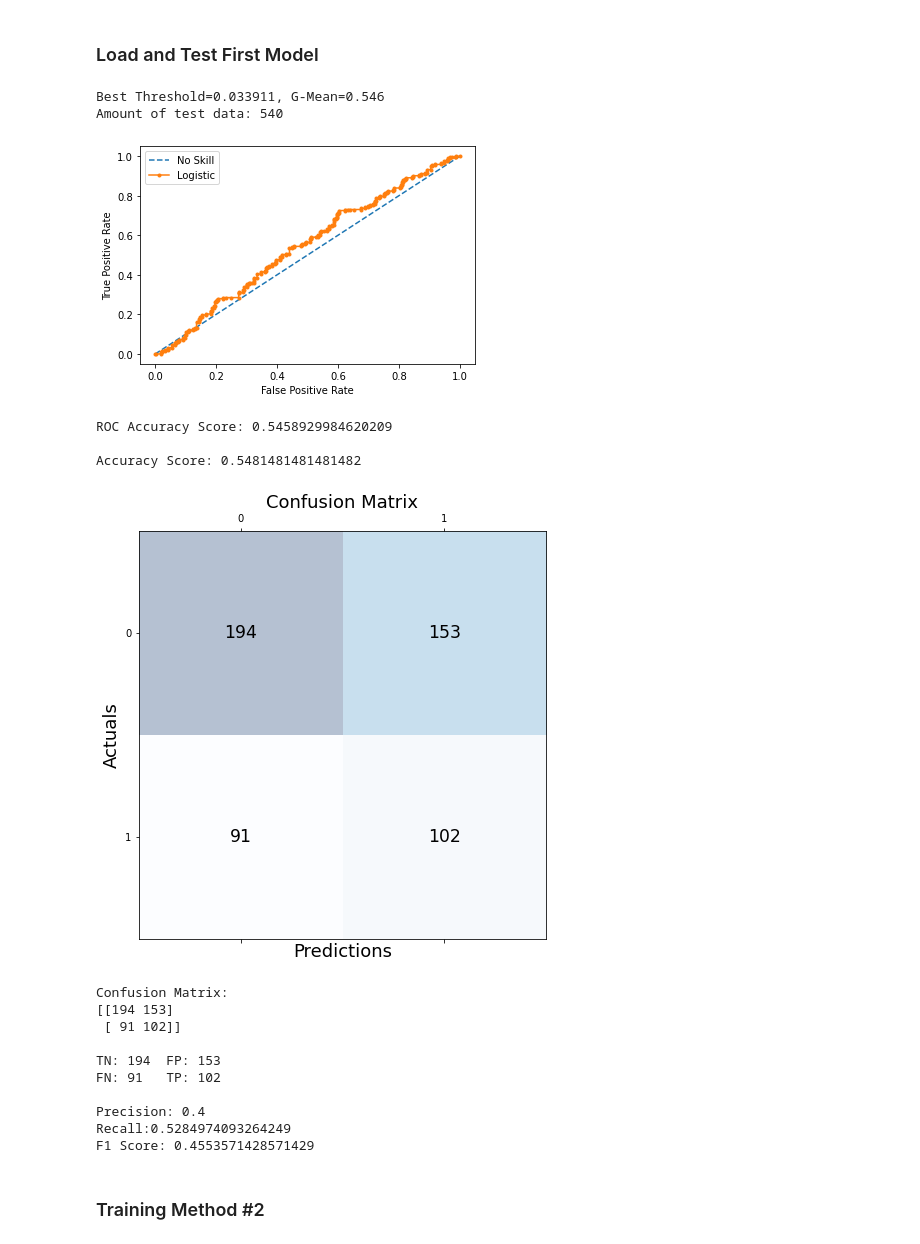
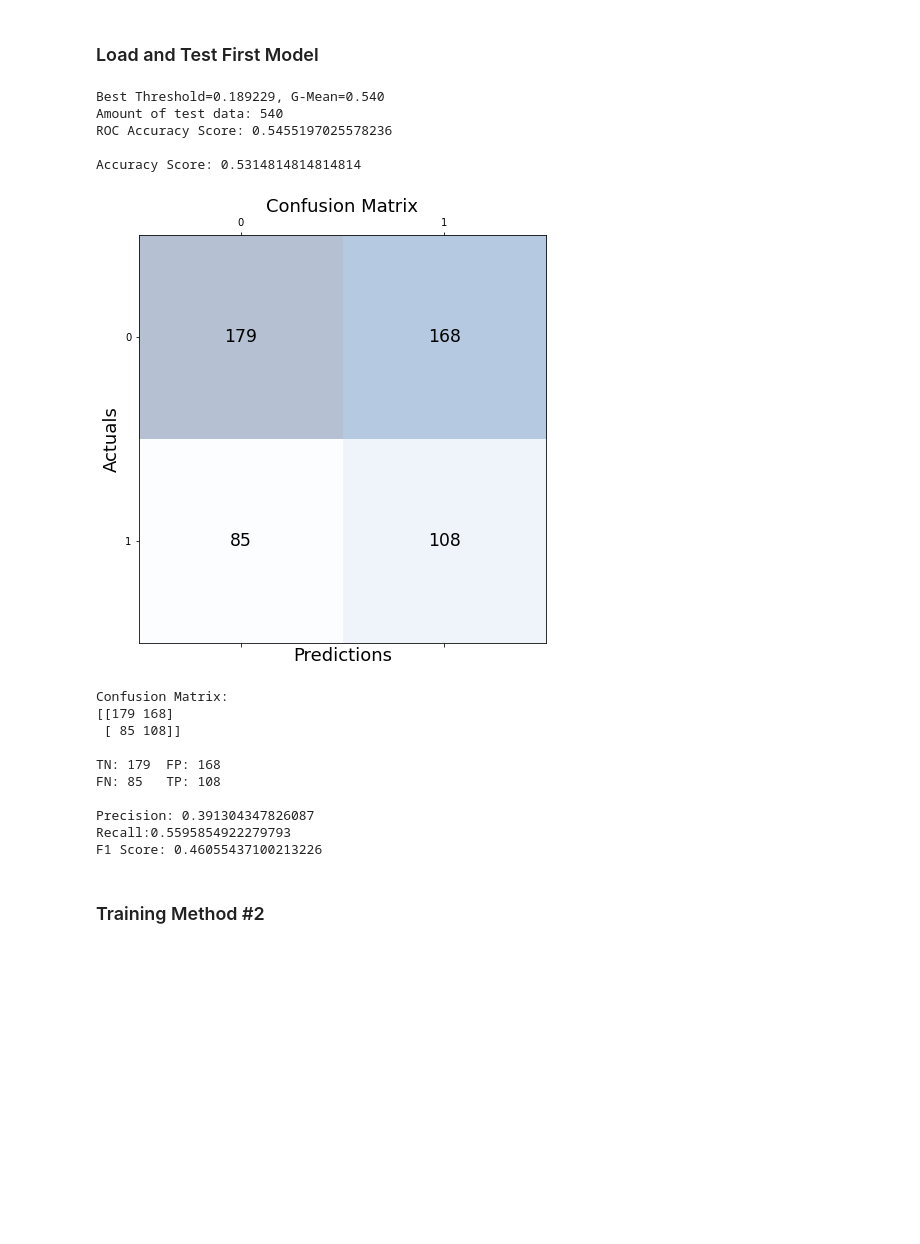
Before and after one commit to michaelchen27/scam-classifier, a Jupyter notebook: Federated learning with Pysyft and Pytorch.ipynb, the cells around one changed output. Cells and saved outputs as stored; diff of their text form; code cells hidden in the pictures; blank space fills up the shorter version.

```diff
--- a/Federated learning with Pysyft and Pytorch.ipynb
+++ b/Federated learning with Pysyft and Pytorch.ipynb
@@ -72,14 +72,14 @@ def pad_and_truncate(messages, max_length=30):
 # %%
 if __name__ == '__main__':
     data = pd.read_csv('train_sms_1240.csv', sep=',', names=['Teks', 'Label'], encoding= 'unicode_escape')
-    data = data.sample(frac = 1)
+    # data = data.sample(frac = 1)
     # Lowercase, remove unnecessary char with regex, remove stop words
     data.Teks = data.Teks.apply(clean_text)
     # print(data.Teks)
     words = set((' '.join(data.Teks)).split())
     # print(words)
     word_to_idx = {word: i for i, word in enumerate(words, start=1)}
-    # pprint(word_to_idx)
+    # print(word_to_idx)
     tokens = data.Teks.apply(lambda x: tokenize(x, word_to_idx))
     # print(tokens)
     inputs = pad_and_truncate(tokens)
@@ -447,9 +474,13 @@ DROPOUT = 0.2
 # %% [markdown]
 ### Load and Test First Model
 # %%
-# Load Model
+# Load First Model
 PATH = "local_state_dict_model.pt"
-load_model = GRU(vocab_size=TEST_VOCAB_SIZE, hidden_dim=HIDDEN_DIM, embedding_dim=EMBEDDING_DIM, dropout=DROPOUT)
+load_model =    GRU(vocab_size=TEST_VOCAB_SIZE,
+                    hidden_dim=HIDDEN_DIM,
+                    embedding_dim=EMBEDDING_DIM,
+                    dropout=DROPOUT)
+
 load_model.load_state_dict(torch.load(PATH))
 load_model.eval()
 
@@ -457,7 +488,7 @@ load_model.eval()
 
 from sklearn.metrics import f1_score
 criterion = nn.BCELoss()
-optimizer = optim.SGD(load_model.parameters(), lr=lr)
+# optimizer = optim.SGD(load_model.parameters(), lr=lr)
 
 test_dataset = TensorDataset(test_inputs, test_labels)
 test_loader = DataLoader(test_dataset, batch_size=BATCH_SIZE)
@@ -498,15 +529,15 @@ threshold = thresholds[ix]
 print(f"Amount of test data: {len(test_labels_list)}")
 
 
-# Plot ROC Curve
-plt.plot([0,1], [0,1], linestyle='--', label='No Skill')
-plt.plot(fpr, tpr, marker='.', label='Logistic')
-# axis labels
-plt.xlabel('False Positive Rate')
-plt.ylabel('True Positive Rate')
-plt.legend()
-# show the plot
-plt.show()
+# # Plot ROC Curve
+# plt.plot([0,1], [0,1], linestyle='--', label='No Skill')
+# plt.plot(fpr, tpr, marker='.', label='Logistic')
+# # axis labels
+# plt.xlabel('False Positive Rate')
+# plt.ylabel('True Positive Rate')
+# plt.legend()
+# # show the plot
+# plt.show()
 
 
 print(f"ROC Accuracy Score: {roc_acc_score}")
@@ -533,49 +564,48 @@ ax.matshow(cm, cmap=plt.cm.Blues, alpha=0.3)
 for i in range(cm.shape[0]):
     for j in range(cm.shape[1]):
         ax.text(x=j, y=i,s=cm[i, j], va='center', ha='center', size='xx-large')
 
 plt.xlabel('Predictions', fontsize=18)
 plt.ylabel('Actuals', fontsize=18)
 plt.title('Confusion Matrix', fontsize=18)
 plt.show()
 
 print(f"\nConfusion Matrix: \n{cm}")
 
 tn = cm[0][0]
 fp = cm[0][1]
 fn = cm[1][0]
 tp = cm[1][1]
 print(f"\nTN: {tn}\t FP: {fp}\nFN: {fn}\t TP: {tp}\n")
 
 # Precision
 precision = tp/(tp+fp)
 print(f"Precision: {precision}")
 
 # Recall
 recall = tp/(tp+fn)
 print(f"Recall:{recall}")
 
 # Calculate F1 Score
 f1_score = f1_score(test_labels_list, test_preds_thresholded)
 print(f"F1 Score: {f1_score}")
 # %% [output]
-Best Threshold=0.033911, G-Mean=0.546
+Best Threshold=0.189229, G-Mean=0.540
 Amount of test data: 540
+ROC Accuracy Score: 0.5455197025578236
+
+Accuracy Score: 0.5314814814814814
-[figure, old version]
+[figure, new version]
-ROC Accuracy Score: 0.5458929984620209
+Confusion Matrix:
+[[179 168]
+ [ 85 108]]
 
-Accuracy Score: 0.5481481481481482
+TN: 179  FP: 168
+FN: 85   TP: 108
+
+Precision: 0.391304347826087
+Recall:0.5595854922279793
+F1 Score: 0.46055437100213226
-[figure, removed]
-Confusion Matrix:
-[[194 153]
- [ 91 102]]
-
-TN: 194  FP: 153
-FN: 91   TP: 102
-
-Precision: 0.4
-Recall:0.5284974093264249
-F1 Score: 0.4553571428571429
 # %% [markdown]
 ### Training Method #2
 # %% [markdown]
```
Also changed, not shown: parts of 13 cells of this notebook, 7 other files.
